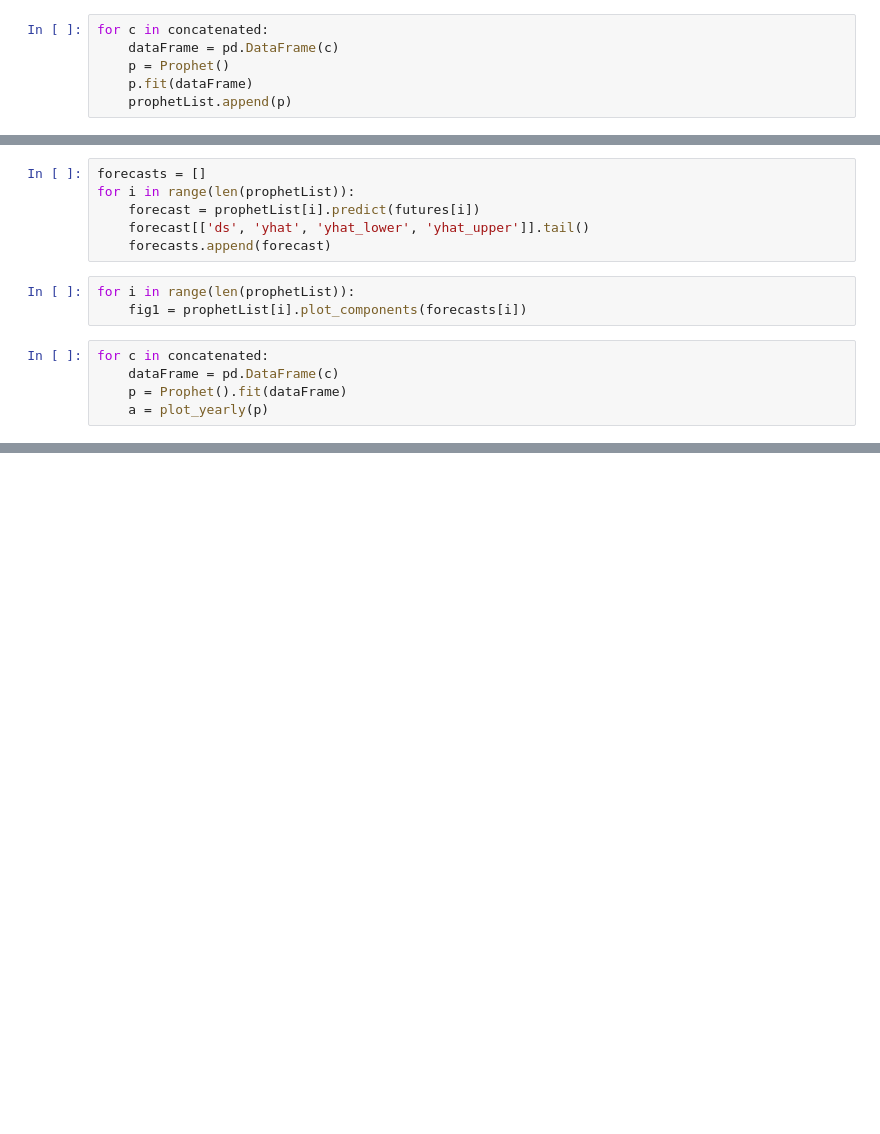
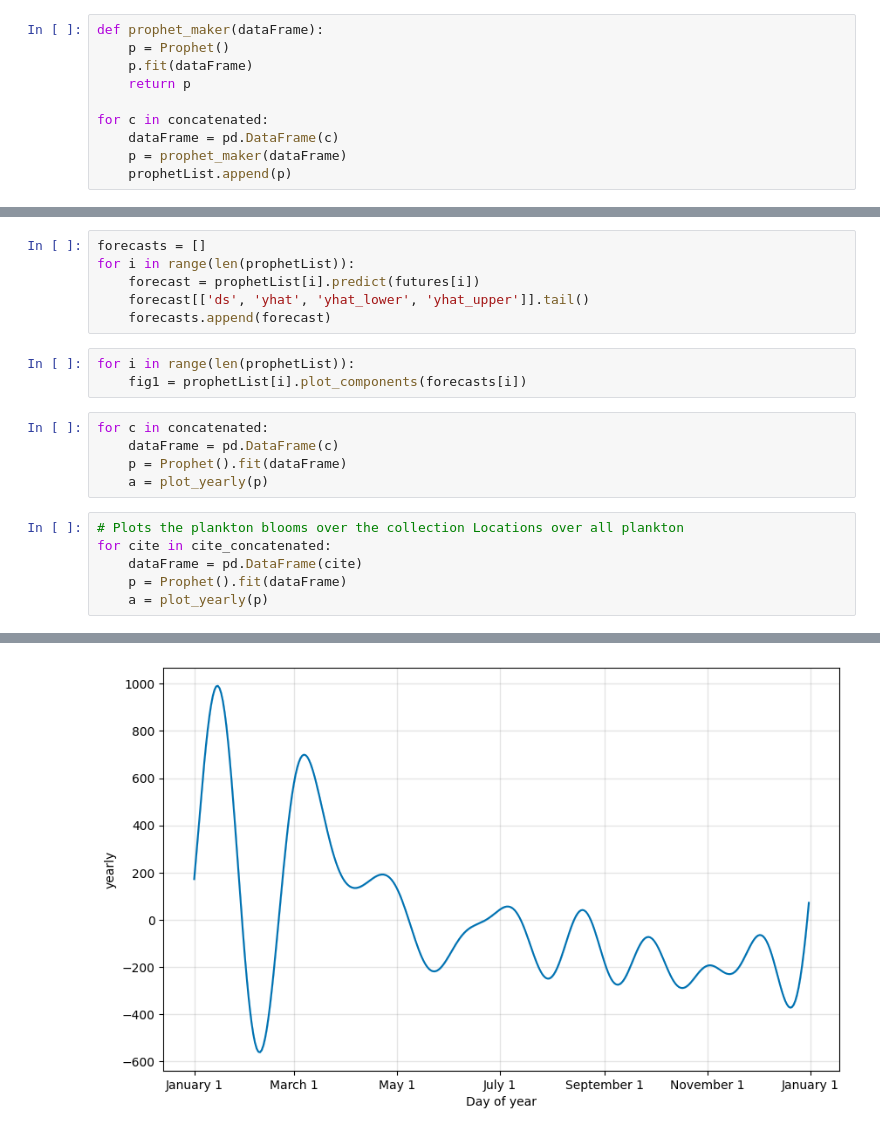
Before and after one commit to KodakC41/Final_Project, a Jupyter notebook: CSC260_Final.ipynb, the cells around one changed output, grey strips where cells are left out. Drawn from its saved outputs; the diff is of its cells as text; blank space fills up the shorter version.

```diff
--- a/CSC260_Final.ipynb
+++ b/CSC260_Final.ipynb
@@ -44,8 +70,12 @@ All = pd.concat(all)
 0    Coscinodiscus morphotype
 Name: spec_name, dtype: object
 # %%
+def prophet_maker(dataFrame):
+    p = Prophet()
+    p.fit(dataFrame)
+    return p
+
 for c in concatenated:
     dataFrame = pd.DataFrame(c)
-    p = Prophet()
-    p.fit(dataFrame)
+    p = prophet_maker(dataFrame)
     prophetList.append(p)
@@ -80,3 +99,10 @@ for c in concatenated:
     dataFrame = pd.DataFrame(c)
     p = Prophet().fit(dataFrame)
     a = plot_yearly(p)
+# %%
+# Plots the plankton blooms over the collection Locations over all plankton
+for cite in cite_concatenated:
+    dataFrame = pd.DataFrame(cite)
+    p = Prophet().fit(dataFrame)
+    a = plot_yearly(p)
+# %% [output]
@@ -82,0 +127 @@ for c in concatenated:
+[figure, added]
```
Also changed, not shown: parts of 5 cells of this notebook.
